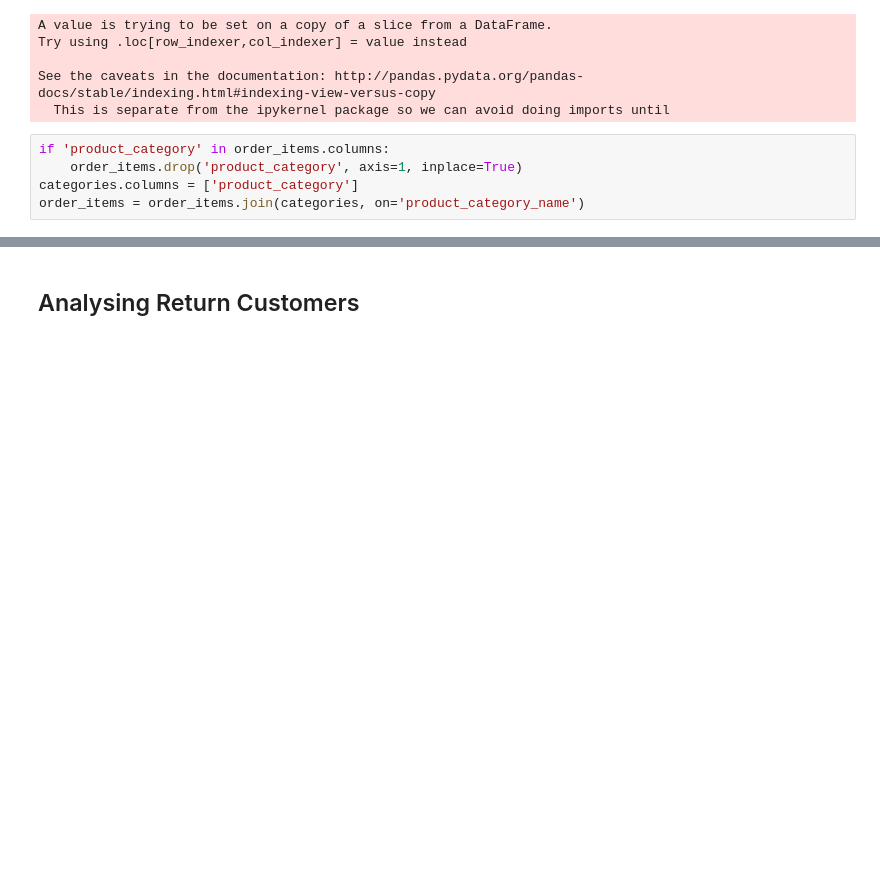
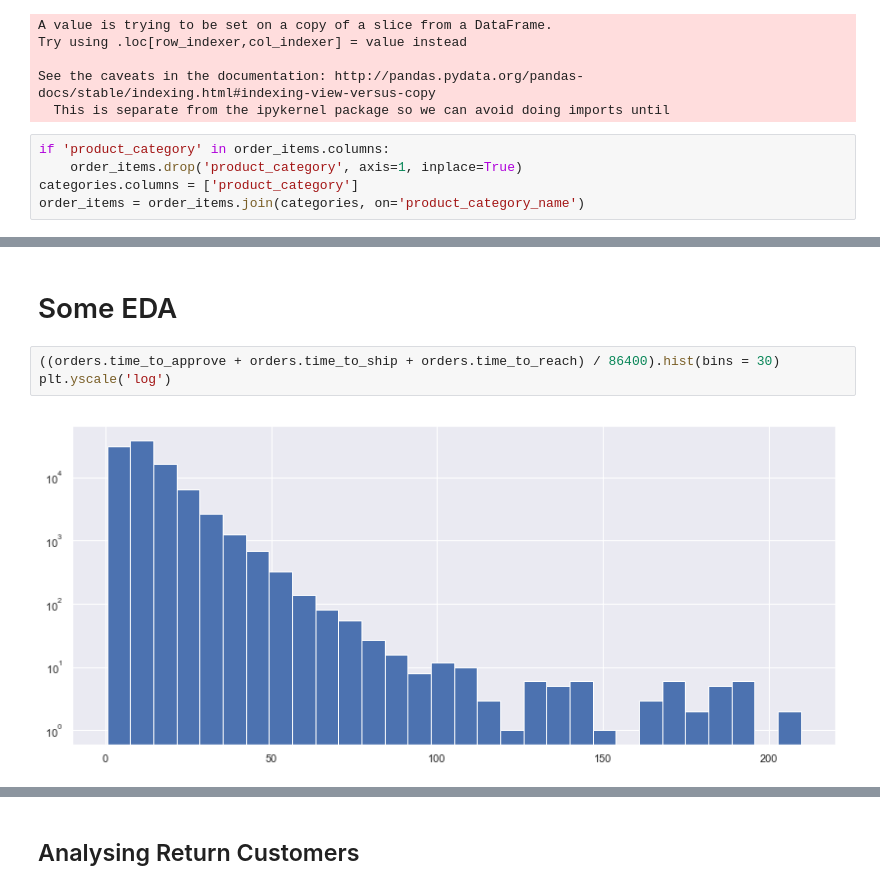
Before and after one commit to leeyenter/bt4211-project, a Jupyter notebook: Purchase Prediction - YT.ipynb, the cells around one changed output, grey strips where cells are left out. Drawn from its saved outputs; the diff is of its cells as text; blank space fills up the shorter version.

```diff
--- a/Purchase Prediction - YT.ipynb
+++ b/Purchase Prediction - YT.ipynb
@@ -208,0 +132,7 @@ order_items.product_category.value_counts().plot(kind='bar')
+# %% [markdown]
+# Some EDA
+# %%
+((orders.time_to_approve + orders.time_to_ship + orders.time_to_reach) / 86400).hist(bins = 30)
+plt.yscale('log')
+# %% [output]
+[figure, added]
```
Also changed, not shown: parts of 49 cells of this notebook.
